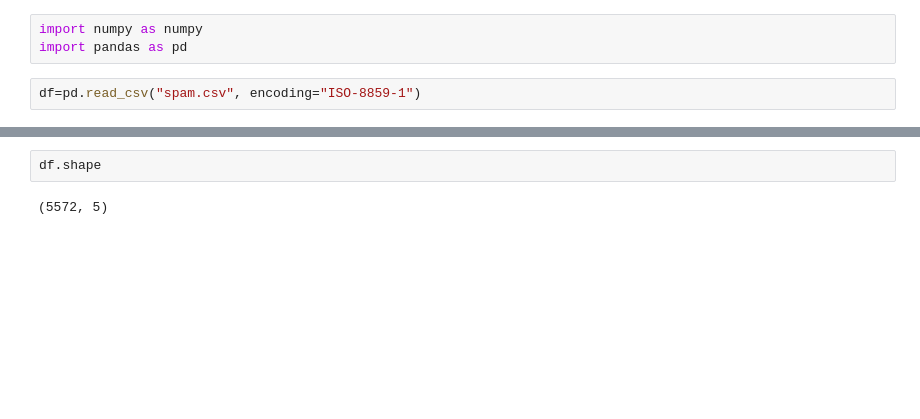
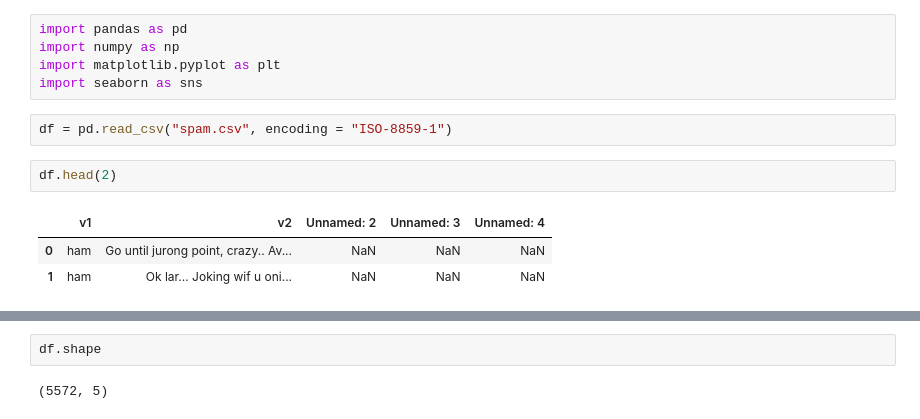
Before and after one commit to amitpanchal319/Spam-Classifier, a Jupyter notebook: spam_classifier.ipynb, the cells around one changed output, grey strips where cells are left out. Saved outputs shown, nothing was run; the diff lists cells and outputs as text; blank space fills up the shorter version.

```diff
--- a/spam_classifier.ipynb
+++ b/spam_classifier.ipynb
@@ -1,8 +1,16 @@
-# %%
-import numpy as numpy
-import pandas as pd
+# %%
+import pandas as pd
+import numpy as np
+import matplotlib.pyplot as plt
+import seaborn as sns
 # %%
-df=pd.read_csv("spam.csv", encoding="ISO-8859-1")
+df = pd.read_csv("spam.csv", encoding = "ISO-8859-1")
+# %%
+df.head(2)
+# %% [output]
+|  | v1 | v2 | Unnamed: 2 | Unnamed: 3 | Unnamed: 4 |
+| 0 | ham | Go until jurong point, crazy.. Av... | NaN | NaN | NaN |
+| 1 | ham | Ok lar... Joking wif u oni... | NaN | NaN | NaN |
 # %%
 df.sample(5)
 # %% [output]
```
Also changed, not shown: parts of 88 cells of this notebook, 4 other files.
